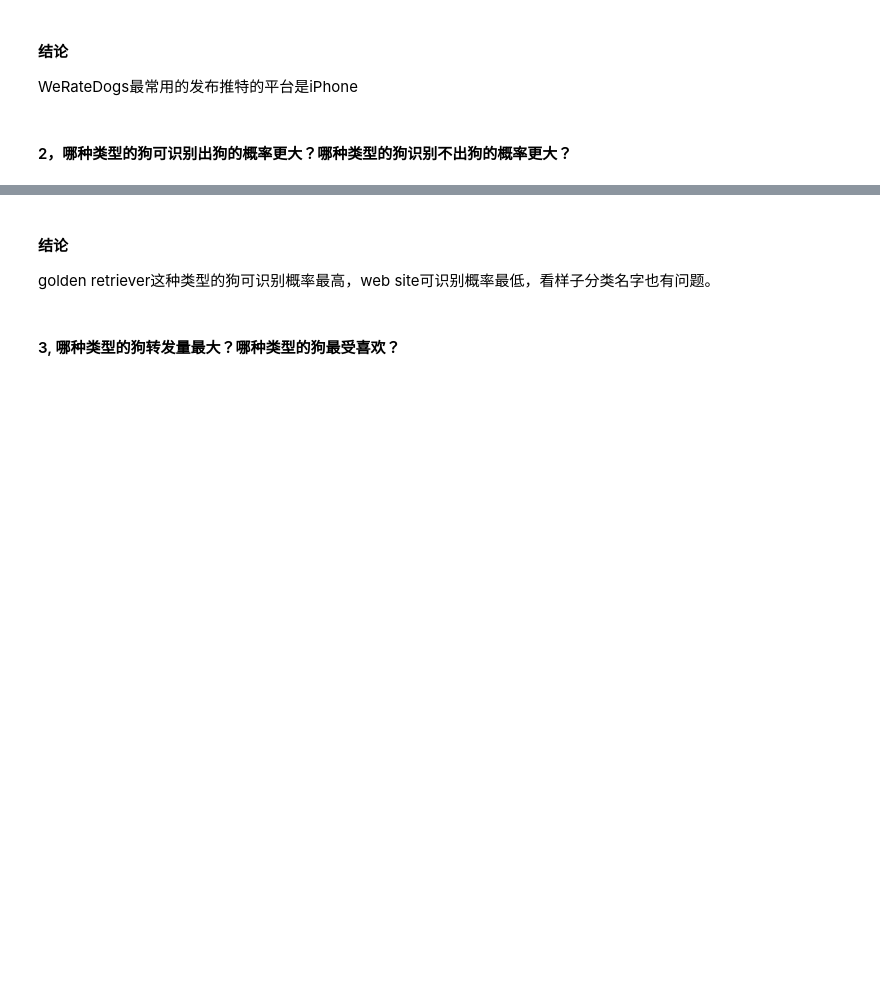
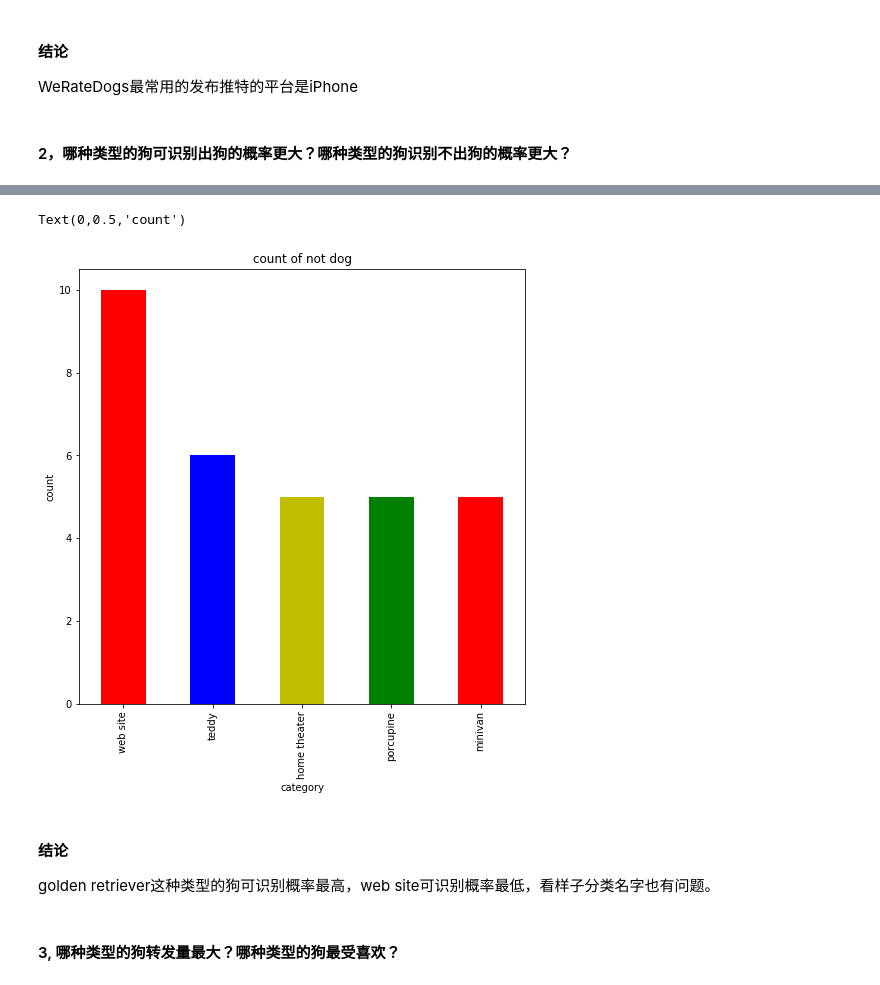
Before and after one commit to LouisLuo2016/wrangle_act, a Jupyter notebook: wrangle_act.ipynb, the cells around one changed output, grey strips where cells are left out. Drawn from its saved outputs; the diff is of its cells as text; code cells hidden in the pictures; blank space fills up the shorter version.

```diff
--- a/wrangle_act.ipynb
+++ b/wrangle_act.ipynb
@@ -851,3 +1050,11 @@ Name: dog_category, Length: 325, dtype: int64
+# %%
+twitter_archive_clean[~twitter_archive_clean.is_dog].dog_category.value_counts().head(5).plot.bar(color=('r','b','y','g'), figsize=(8,8));
+plt.title('count of not dog')
+plt.xlabel('category')
+plt.ylabel('count')
+# %% [output]
+Text(0,0.5,'count')
+[figure, added]
 # %% [markdown]
 #### 结论
 golden retriever这种类型的狗可识别概率最高，web site可识别概率最低，看样子分类名字也有问题。
```
Also changed, not shown: parts of 50 cells of this notebook, 2 other files.
